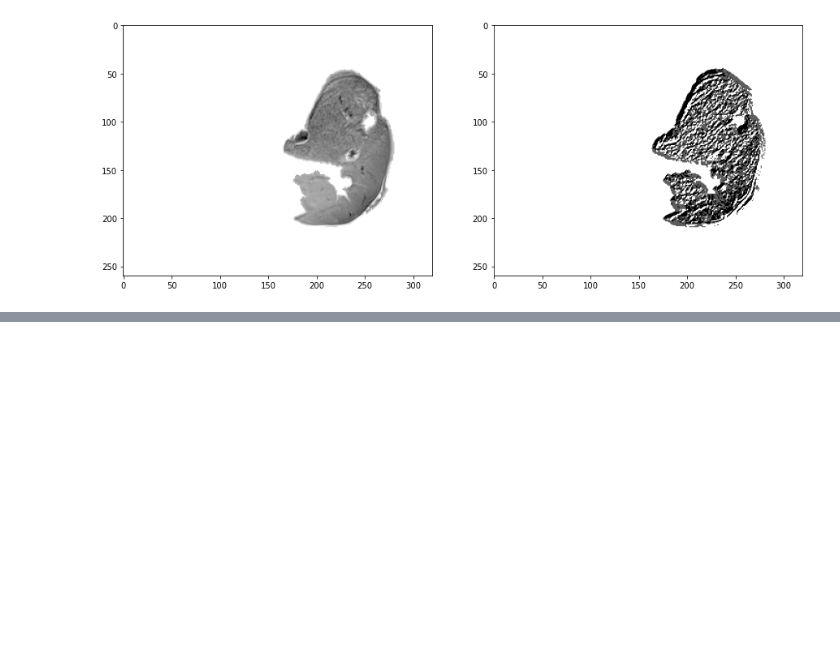
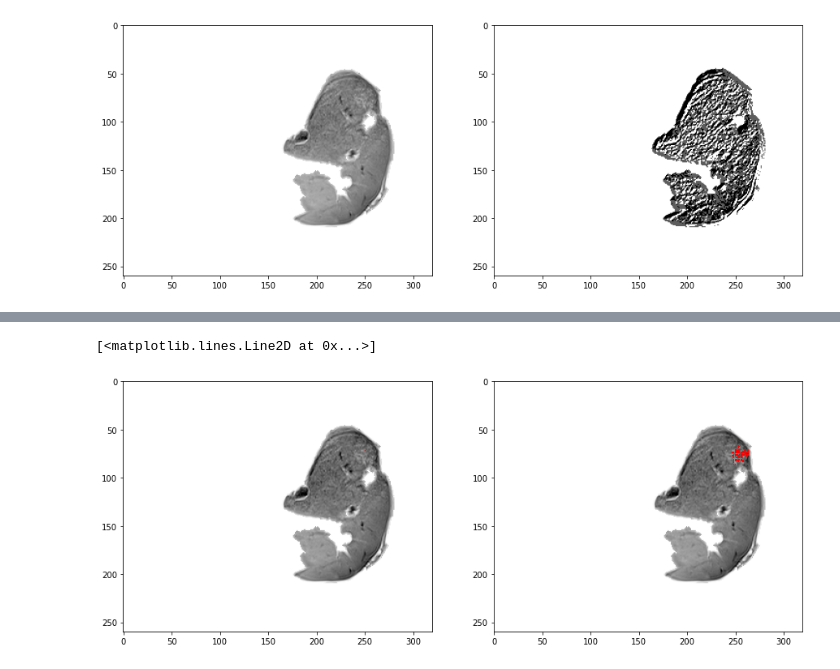
Before and after one commit to defrenned3238/WSBIM2243, a Jupyter notebook: WSBIM2243.ipynb, the cells around one changed output, grey strips where cells are left out. Saved outputs shown, nothing was run; the diff lists cells and outputs as text; code cells hidden in the pictures; blank space fills up the shorter version.

```diff
--- a/WSBIM2243.ipynb
+++ b/WSBIM2243.ipynb
@@ -523,0 +522,37 @@ C:\Users\Gauthier_Rotsart\anaconda3\lib\site-packages\skimage\morphology\_deprec
+# %%
+seed = [250, 72]
+toDoList = [seed]
+done = []
+image = foieImage.astype(np.int32)
+plt.figure(figsize=(15,10))
+plt.subplot(1, 2, 1)
+plt.imshow(image.T,cmap='Greys')
+plt.plot(seed[0], seed[1], ',r')
+sensitivity = 18
+while(len(toDoList) > 0):
+    if toDoList[0] in done:
+        toDoList.pop(0)
+    else:
+        tmp = toDoList.pop(0)
+        #print(tmp[0])
+        #print(abs(image[tmp[0]][tmp[1]] - image[tmp[0] - 1][tmp[1]]))
+        done.append(tmp)
+        if abs(image[tmp[0]][tmp[1]] - image[tmp[0] - 1][tmp[1]]) < sensitivity:
+            toDoList.append([tmp[0] - 1, tmp[1]])
+        if abs(image[tmp[0]][tmp[1]] - image[tmp[0] + 1][tmp[1]]) < sensitivity:
+            toDoList.append([tmp[0] + 1, tmp[1]])
+        if abs(image[tmp[0], tmp[1]] - image[tmp[0], tmp[1] - 1]) < sensitivity:
+            toDoList.append([tmp[0], tmp[1] - 1])
+        if abs(image[tmp[0]][tmp[1]] - image[tmp[0]][tmp[1] + 1]) < sensitivity:
+            toDoList.append([tmp[0], tmp[1] + 1])
+done = np.array(done)
+newDone = np.zeros(image.shape)
+for i in done:
+    newDone[i]
+#print(done[:, 0])
+plt.subplot(1, 2, 2)
+plt.imshow(image.T,cmap='Greys')
+plt.plot(done[:, 0], done[:, 1], ',r')
+# %% [output]
+[<matplotlib.lines.Line2D at 0x...>]
+[figure, added]
```
Also changed, not shown: parts of 2 cells of this notebook.
